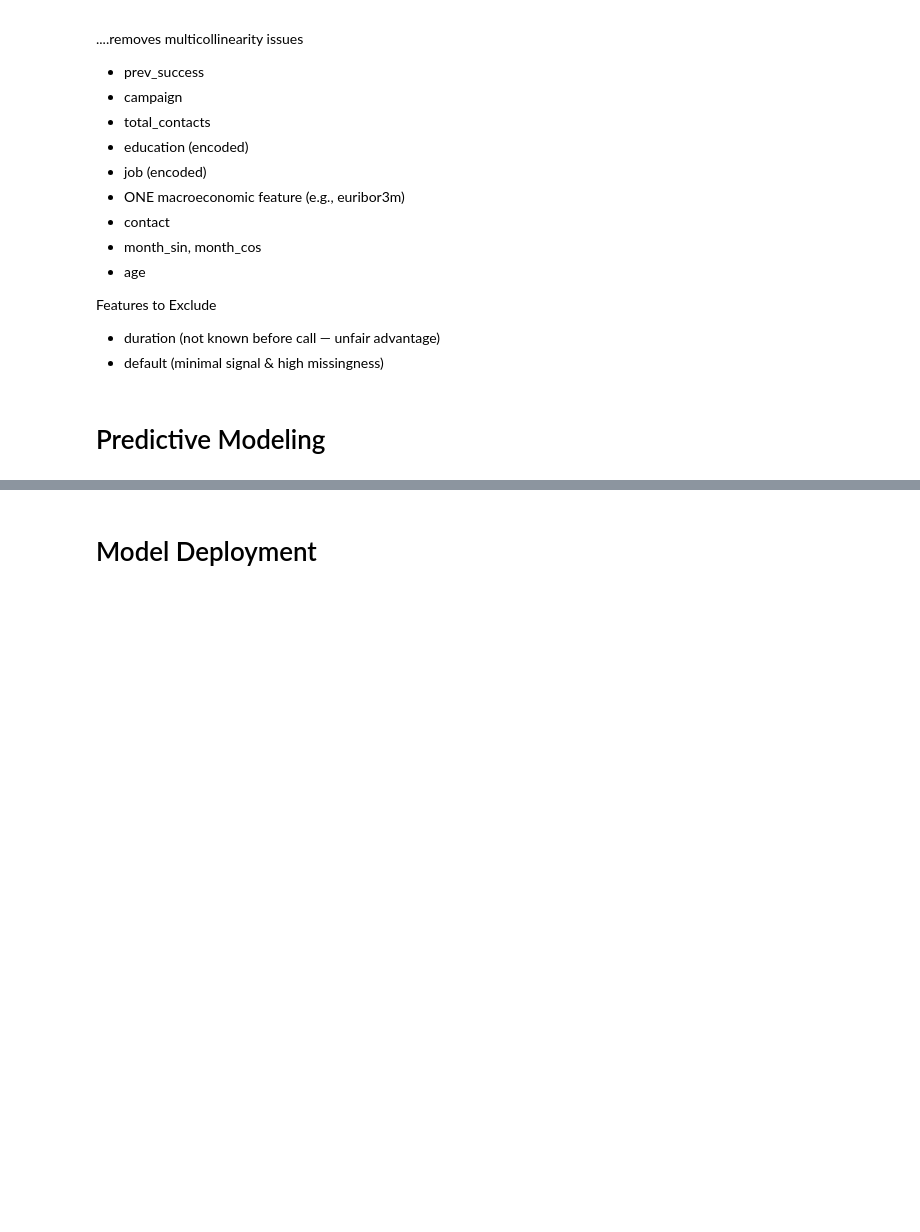
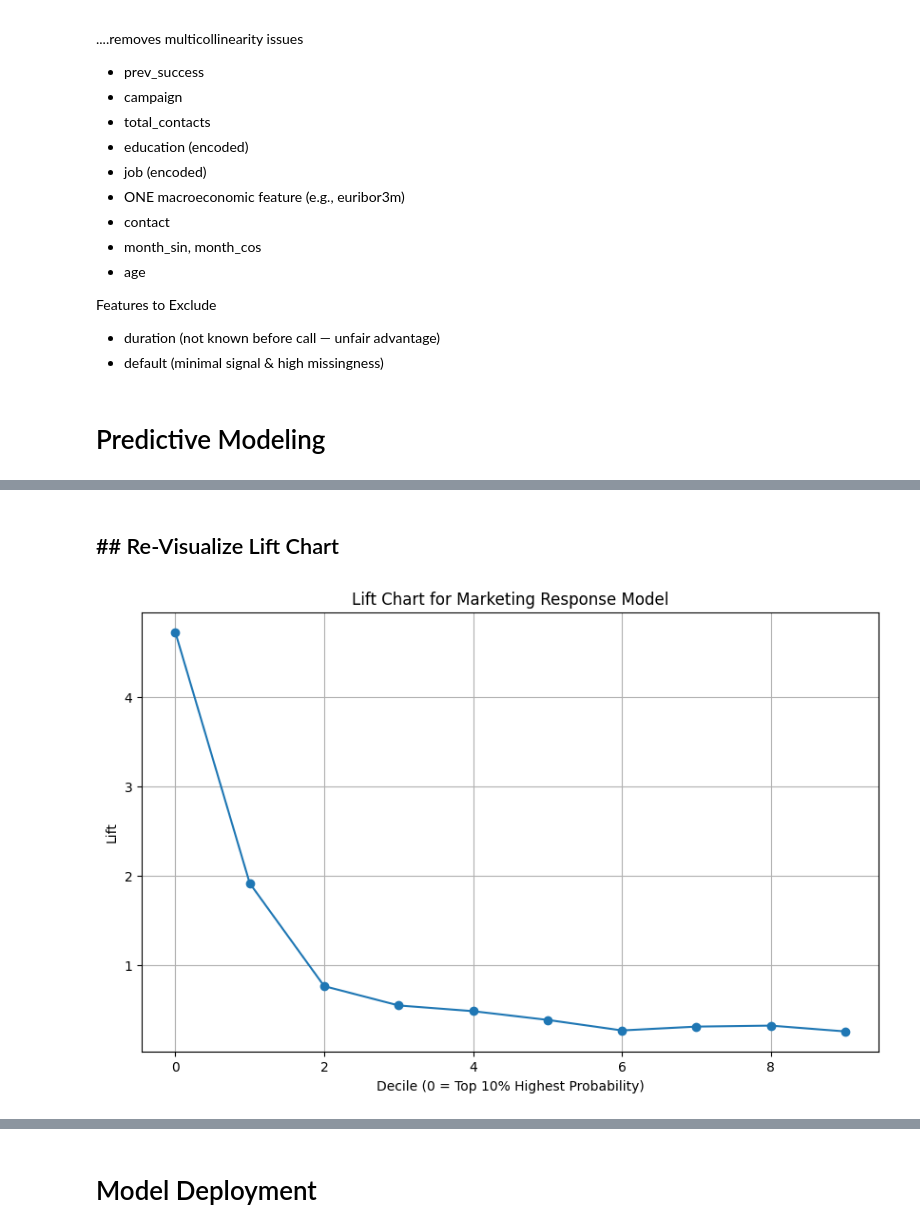
Before and after one commit to abduladebogun/Bank_Telemarketing_Campaigns_EDSB_Group_29, a Jupyter notebook: app.ipynb, the cells around one changed output, grey strips where cells are left out. Cells and saved outputs as stored; diff of their text form; code cells hidden in the pictures; blank space fills up the shorter version.

```diff
--- a/app.ipynb
+++ b/app.ipynb
@@ -1855,0 +2117,14 @@ print("Artifacts saved to", ART_DIR)
+# %% [markdown]
+## ## Re-Visualize Lift Chart
+# %%
+lift_df = lift_table.reset_index()
+
+plt.figure(figsize=(10, 6))
+plt.plot(lift_df['decile'], lift_df['lift'], marker='o')
+plt.xlabel('Decile (0 = Top 10% Highest Probability)')
+plt.ylabel('Lift')
+plt.title('Lift Chart for Marketing Response Model')
+plt.grid(True)
+plt.show()
+# %% [output]
+[figure, added]
```
Also changed, not shown: parts of 49 cells of this notebook.
